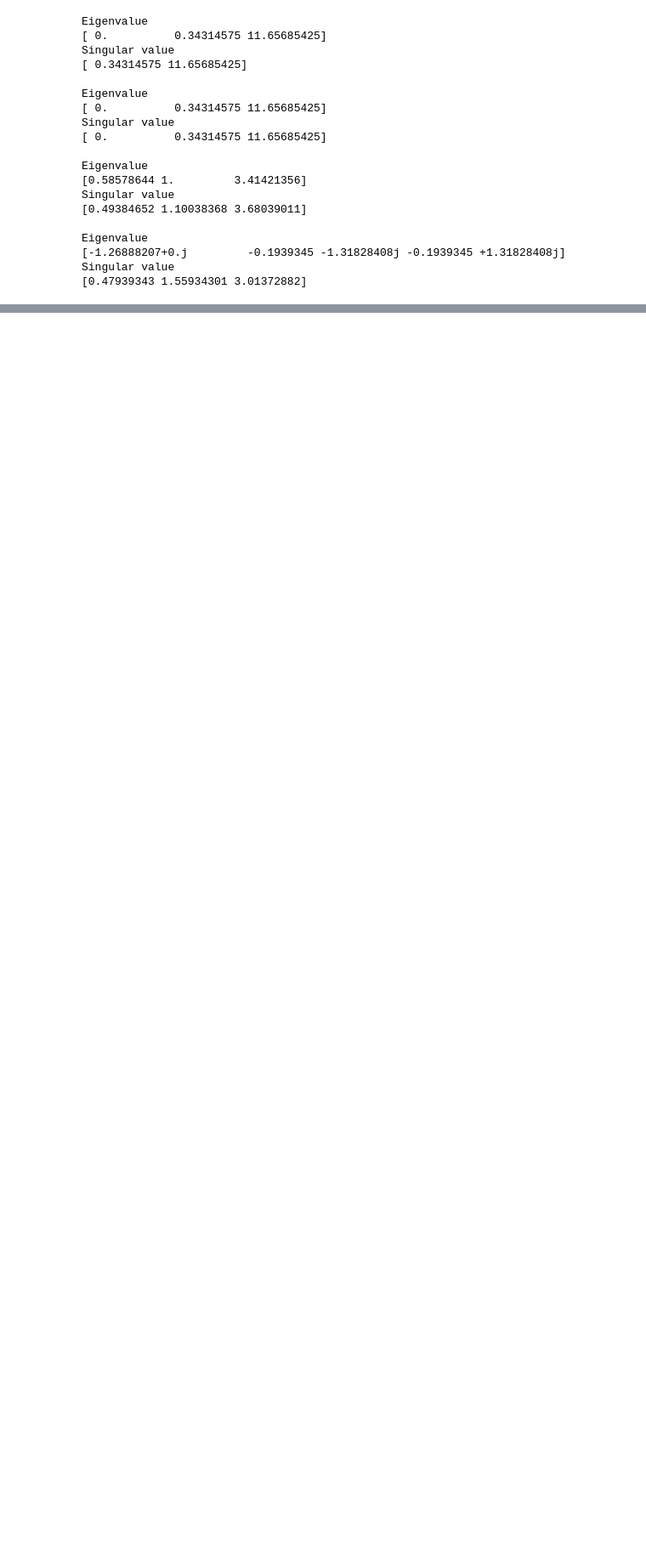
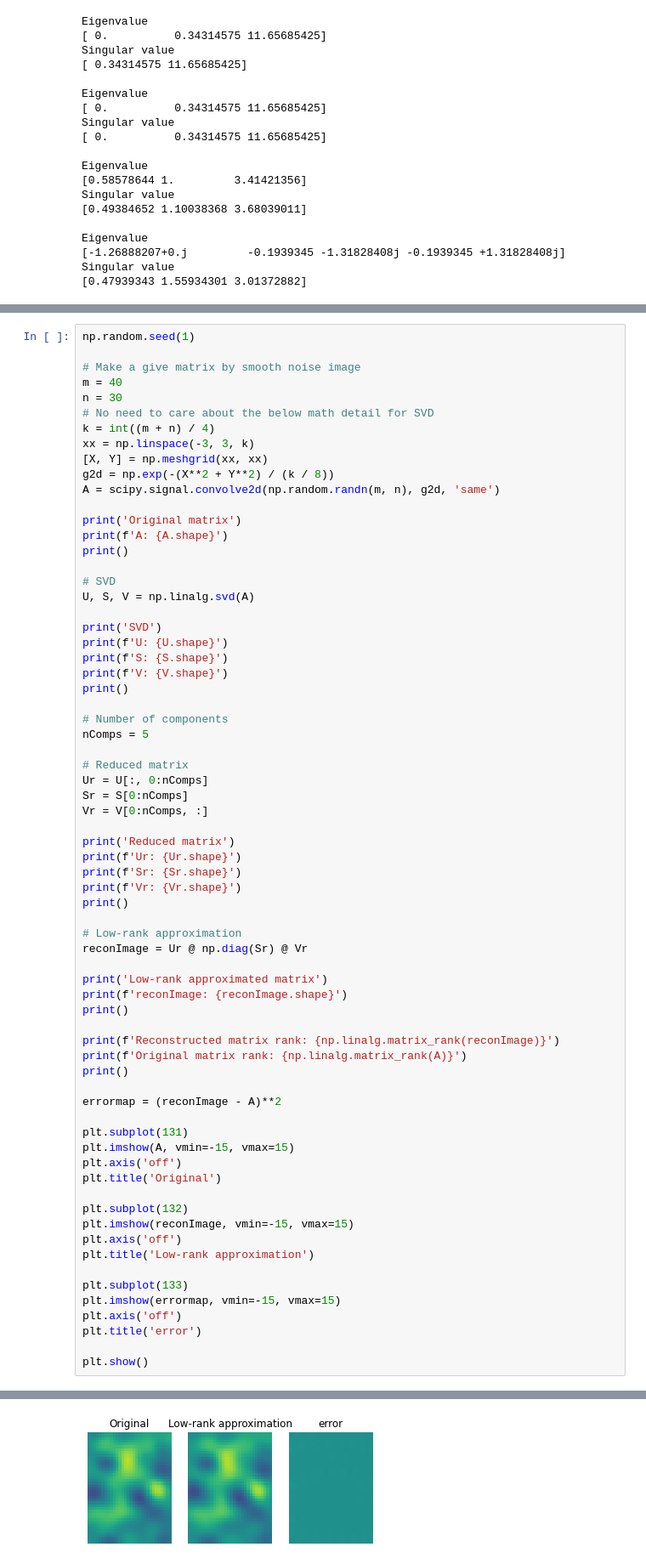
Before and after one commit to yukikitayama/machine-learning, a Jupyter notebook: math/singular_value_decomposition.ipynb, the cells around one changed output, grey strips where cells are left out. Shown at 85% size. Drawn from its saved outputs; the diff is of its cells as text; blank space fills up the shorter version.

```diff
--- a/math/singular_value_decomposition.ipynb
+++ b/math/singular_value_decomposition.ipynb
@@ -418,0 +632,70 @@ Singular value
+# %%
+np.random.seed(1)
+
+# Make a give matrix by smooth noise image
+m = 40
+n = 30
+# No need to care about the below math detail for SVD
+k = int((m + n) / 4)
+xx = np.linspace(-3, 3, k)
+[X, Y] = np.meshgrid(xx, xx)
+g2d = np.exp(-(X**2 + Y**2) / (k / 8))
+A = scipy.signal.convolve2d(np.random.randn(m, n), g2d, 'same')
+
+print('Original matrix')
+print(f'A: {A.shape}')
+print()
+
+# SVD
+U, S, V = np.linalg.svd(A)
+
+print('SVD')
+print(f'U: {U.shape}')
+print(f'S: {S.shape}')
+print(f'V: {V.shape}')
+print()
+
+# Number of components
+nComps = 5
+
+# Reduced matrix
+Ur = U[:, 0:nComps]
+Sr = S[0:nComps]
+Vr = V[0:nComps, :]
+
+print('Reduced matrix')
+print(f'Ur: {Ur.shape}')
+print(f'Sr: {Sr.shape}')
+print(f'Vr: {Vr.shape}')
+print()
+
+# Low-rank approximation
+reconImage = Ur @ np.diag(Sr) @ Vr
+
+print('Low-rank approximated matrix')
+print(f'reconImage: {reconImage.shape}')
+print()
+
+print(f'Reconstructed matrix rank: {np.linalg.matrix_rank(reconImage)}')
+print(f'Original matrix rank: {np.linalg.matrix_rank(A)}')
+print()
+
+errormap = (reconImage - A)**2
+
+plt.subplot(131)
+plt.imshow(A, vmin=-15, vmax=15)
+plt.axis('off')
+plt.title('Original')
+
+plt.subplot(132)
+plt.imshow(reconImage, vmin=-15, vmax=15)
+plt.axis('off')
+plt.title('Low-rank approximation')
+
+plt.subplot(133)
+plt.imshow(errormap, vmin=-15, vmax=15)
+plt.axis('off')
+plt.title('error')
+
+plt.show()
+# %% [output]
@@ -418,0 +720 @@ Singular value
+[figure, added]
```
Also changed, not shown: parts of 15 cells of this notebook.
